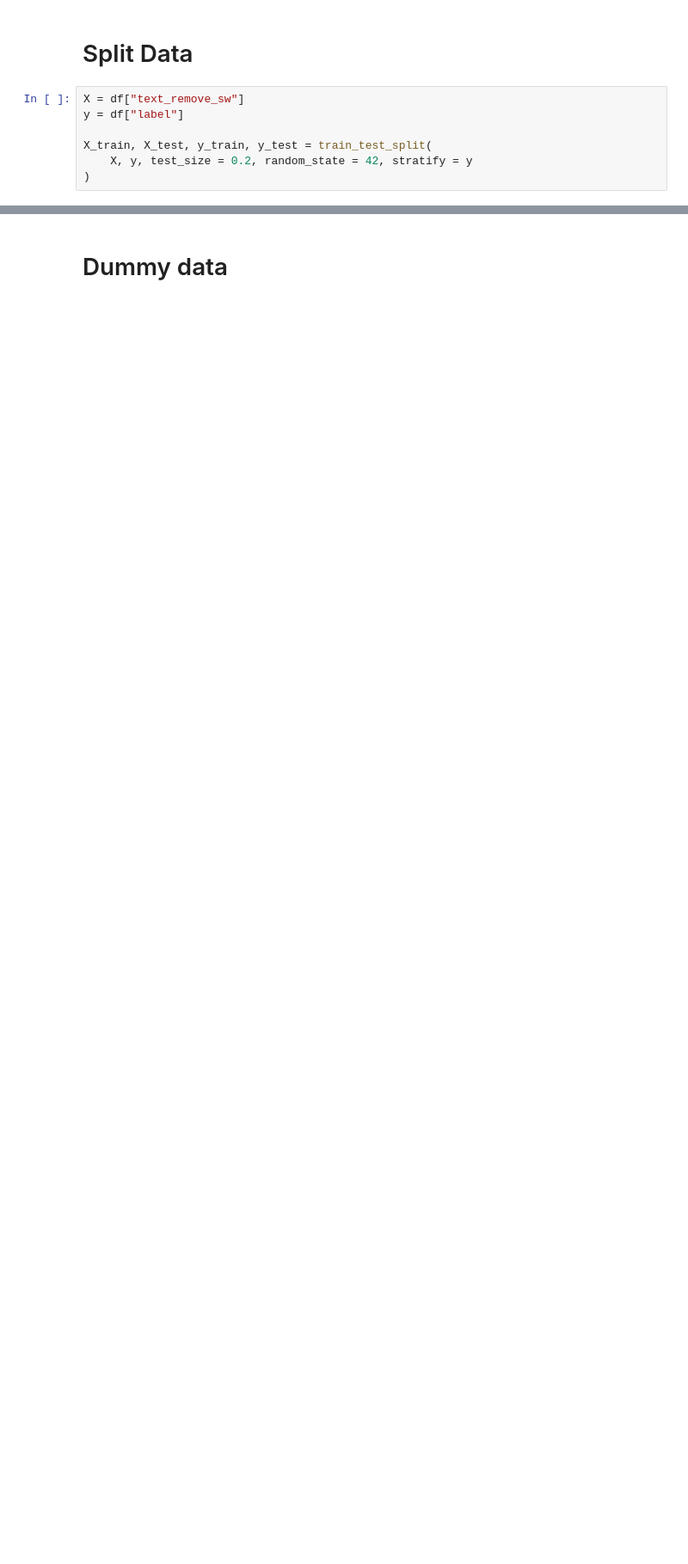
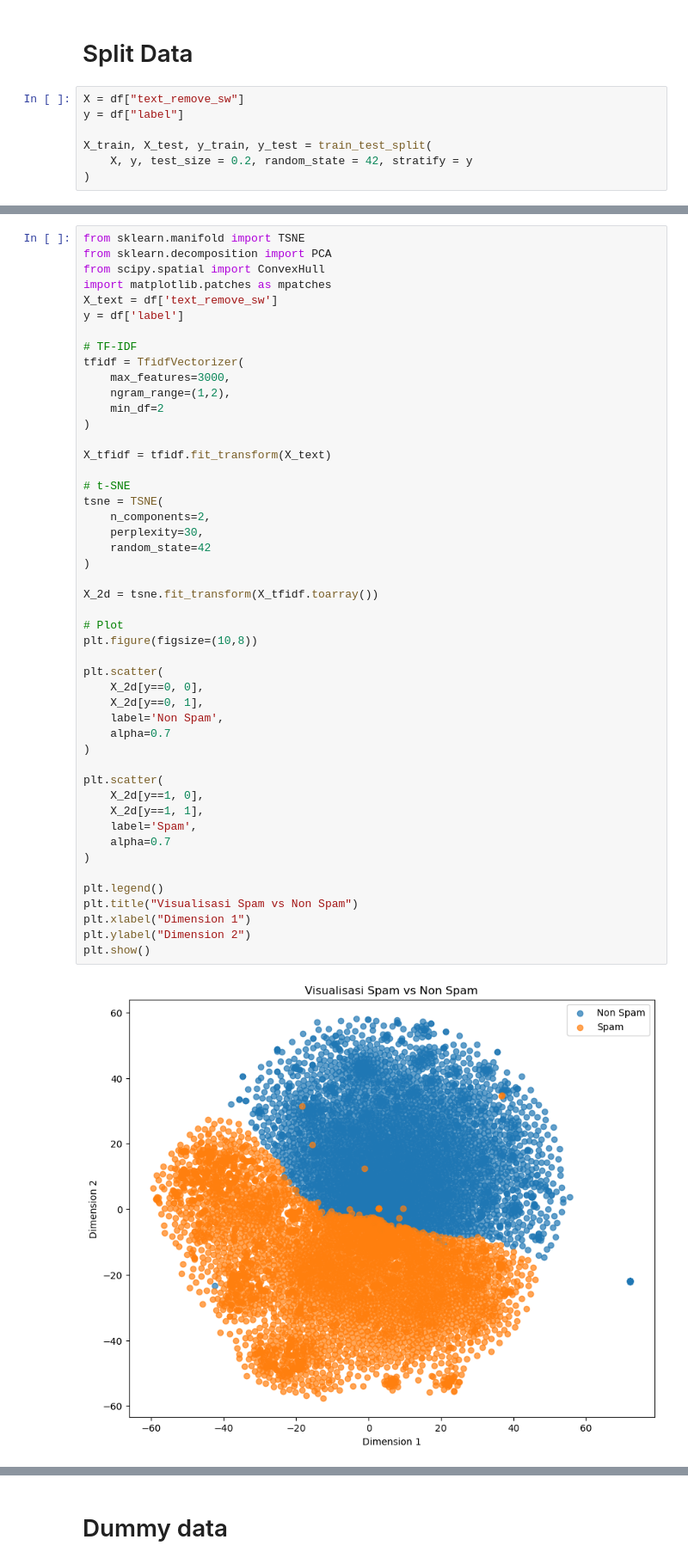
Before and after one commit to SalomoHS/Berlian-Hacktiv8, a Jupyter notebook: Sesi-22/MiniProject.ipynb, the cells around one changed output, grey strips where cells are left out. Shown at 86% size. Cells and saved outputs as stored; diff of their text form; blank space fills up the shorter version.

```diff
--- a/Sesi-22/MiniProject.ipynb
+++ b/Sesi-22/MiniProject.ipynb
@@ -644,0 +533,50 @@ df_scores[df_scores['chi2_score'] < 1]['chi2_score'].shape
+# %%
+from sklearn.manifold import TSNE
+from sklearn.decomposition import PCA
+from scipy.spatial import ConvexHull
+import matplotlib.patches as mpatches
+X_text = df['text_remove_sw']
+y = df['label']
+
+# TF-IDF
+tfidf = TfidfVectorizer(
+    max_features=3000,
+    ngram_range=(1,2),
+    min_df=2
+)
+
+X_tfidf = tfidf.fit_transform(X_text)
+
+# t-SNE
+tsne = TSNE(
+    n_components=2,
+    perplexity=30,
+    random_state=42
+)
+
+X_2d = tsne.fit_transform(X_tfidf.toarray())
+
+# Plot
+plt.figure(figsize=(10,8))
+
+plt.scatter(
+    X_2d[y==0, 0],
+    X_2d[y==0, 1],
+    label='Non Spam',
+    alpha=0.7
+)
+
+plt.scatter(
+    X_2d[y==1, 0],
+    X_2d[y==1, 1],
+    label='Spam',
+    alpha=0.7
+)
+
+plt.legend()
+plt.title("Visualisasi Spam vs Non Spam")
+plt.xlabel("Dimension 1")
+plt.ylabel("Dimension 2")
+plt.show()
+# %% [output]
+[figure, added]
```
Also changed, not shown: parts of 77 cells of this notebook.
